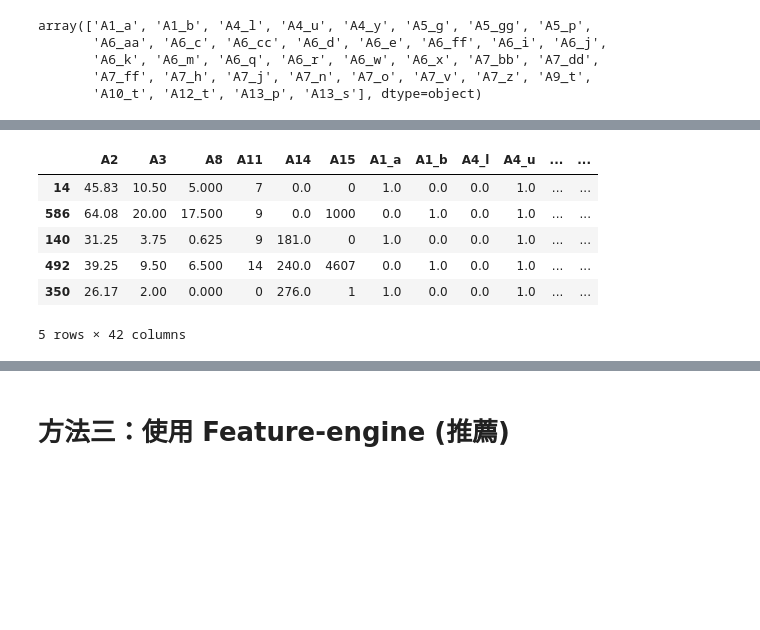
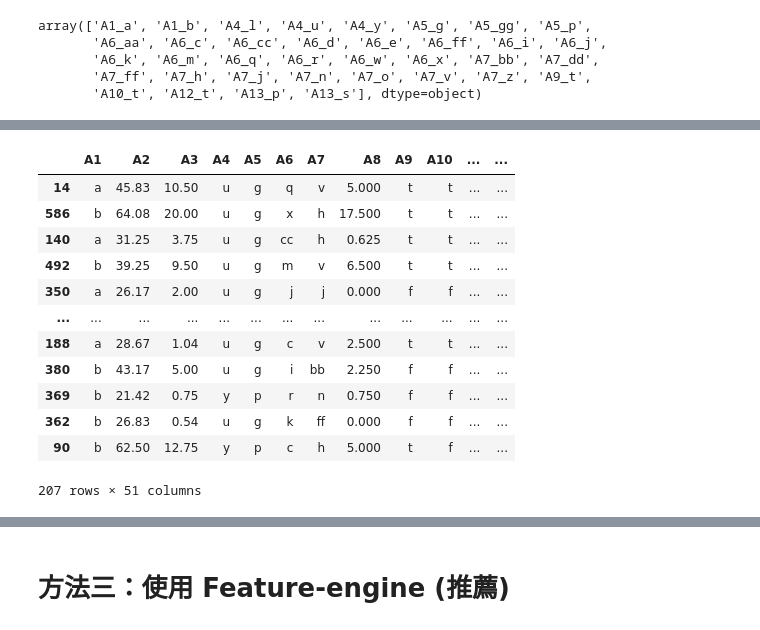
Before and after one commit to taipeihugo/Feature-Engineering, a Jupyter notebook: 6-2-2.ipynb, the cells around one changed output, grey strips where cells are left out. Drawn from its saved outputs; the diff is of its cells as text; code cells hidden in the pictures; blank space fills up the shorter version.

```diff
--- a/6-2-2.ipynb
+++ b/6-2-2.ipynb
@@ -333,26 +348,24 @@ X_test_enc
-# %%
-# 這是 scikit-learn 流程的最後組合步驟：
-# 1. pd.concat([X_test, X_test_enc], axis=1)：
-#    將「原始的 X_test」(包含數值欄位和舊的類別欄位) 與「編碼後的 X_test_enc」(只包含新編碼的欄位)
-#    依據索引 (index) 進行水平合併 (axis=1)。
-# 2. .drop(labels=vars_categorical, axis=1, inplace=True)：
-#    從合併後的 DataFrame 中，刪除「原始的類別欄位」(欄位名稱儲存在 'vars_categorical' 列表中)。
-# 3. 最終，X_test_enc 成為了只包含「原始數值欄位」和「新編碼欄位」的完整、可供模型使用的測試集。
-
-# Add the one-hot encoded variables to the
-# original dataset.
-X_test_enc = pd.concat([X_test, X_test_enc], axis=1)
-
-# Drop the categorical variables
-X_test_enc.drop(labels=vars_categorical, axis=1, inplace=True)
-
-# Show data
-X_test_enc.head()
-# %% [output]
-|  | A2 | A3 | A8 | A11 | A14 | A15 | A1_a | A1_b | A4_l | A4_u | ... | ... |
-| 14 | 45.83 | 10.50 | 5.000 | 7 | 0.0 | 0 | 1.0 | 0.0 | 0.0 | 1.0 | ... | ... |
-| 586 | 64.08 | 20.00 | 17.500 | 9 | 0.0 | 1000 | 0.0 | 1.0 | 0.0 | 1.0 | ... | ... |
-| 140 | 31.25 | 3.75 | 0.625 | 9 | 181.0 | 0 | 1.0 | 0.0 | 0.0 | 1.0 | ... | ... |
-| 492 | 39.25 | 9.50 | 6.500 | 14 | 240.0 | 4607 | 0.0 | 1.0 | 0.0 | 1.0 | ... | ... |
-| 350 | 26.17 | 2.00 | 0.000 | 0 | 276.0 | 1 | 1.0 | 0.0 | 0.0 | 1.0 | ... | ... |
-5 rows × 42 columns
+# %%
+# Add the one-hot encoded variables to the
+# original dataset.
+
+# 這是 scikit-learn 流程的最後組合步驟：
+# 將「原始的 X_test」(包含數值欄位和舊的類別欄位) 與「編碼後的 X_test_enc」(只包含新編碼的欄位)
+# 依據索引 (index) 進行水平合併 (axis=1)。
+
+X_test_enc = pd.concat([X_test, X_test_enc], axis=1)
+X_test_enc
+# %% [output]
+|  | A1 | A2 | A3 | A4 | A5 | A6 | A7 | A8 | A9 | A10 | ... | ... |
+| 14 | a | 45.83 | 10.50 | u | g | q | v | 5.000 | t | t | ... | ... |
+| 586 | b | 64.08 | 20.00 | u | g | x | h | 17.500 | t | t | ... | ... |
+| 140 | a | 31.25 | 3.75 | u | g | cc | h | 0.625 | t | t | ... | ... |
+| 492 | b | 39.25 | 9.50 | u | g | m | v | 6.500 | t | t | ... | ... |
+| 350 | a | 26.17 | 2.00 | u | g | j | j | 0.000 | f | f | ... | ... |
+| ... | ... | ... | ... | ... | ... | ... | ... | ... | ... | ... | ... | ... |
+| 188 | a | 28.67 | 1.04 | u | g | c | v | 2.500 | t | t | ... | ... |
+| 380 | b | 43.17 | 5.00 | u | g | i | bb | 2.250 | f | f | ... | ... |
+| 369 | b | 21.42 | 0.75 | y | p | r | n | 0.750 | f | f | ... | ... |
+| 362 | b | 26.83 | 0.54 | u | g | k | ff | 0.000 | f | f | ... | ... |
+| 90 | b | 62.50 | 12.75 | y | p | c | h | 5.000 | t | f | ... | ... |
+207 rows × 51 columns
```
Also changed, not shown: parts of 12 cells of this notebook.
